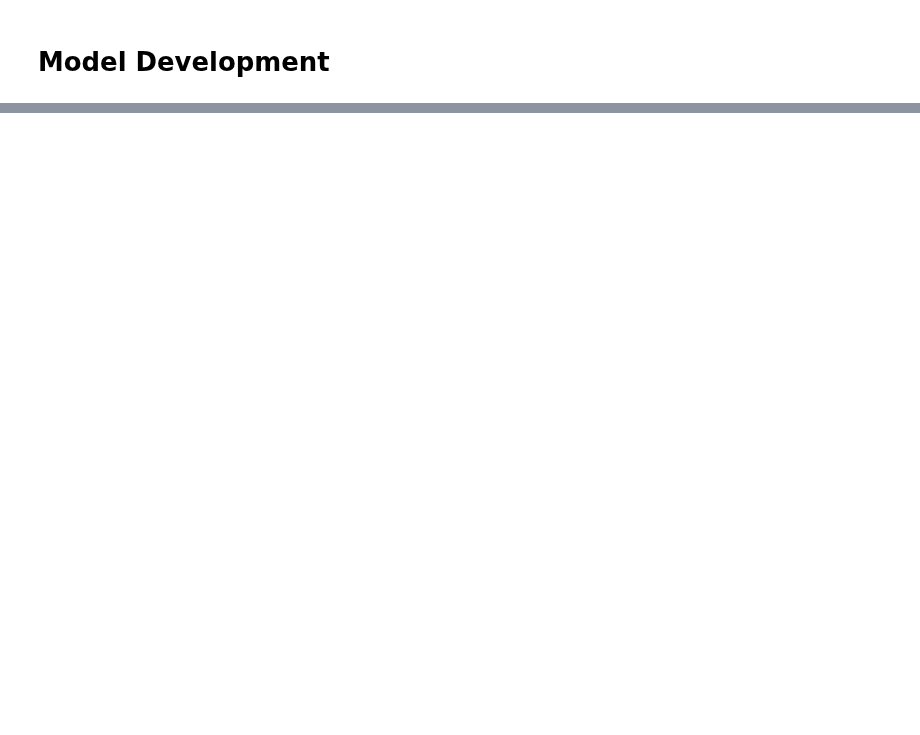
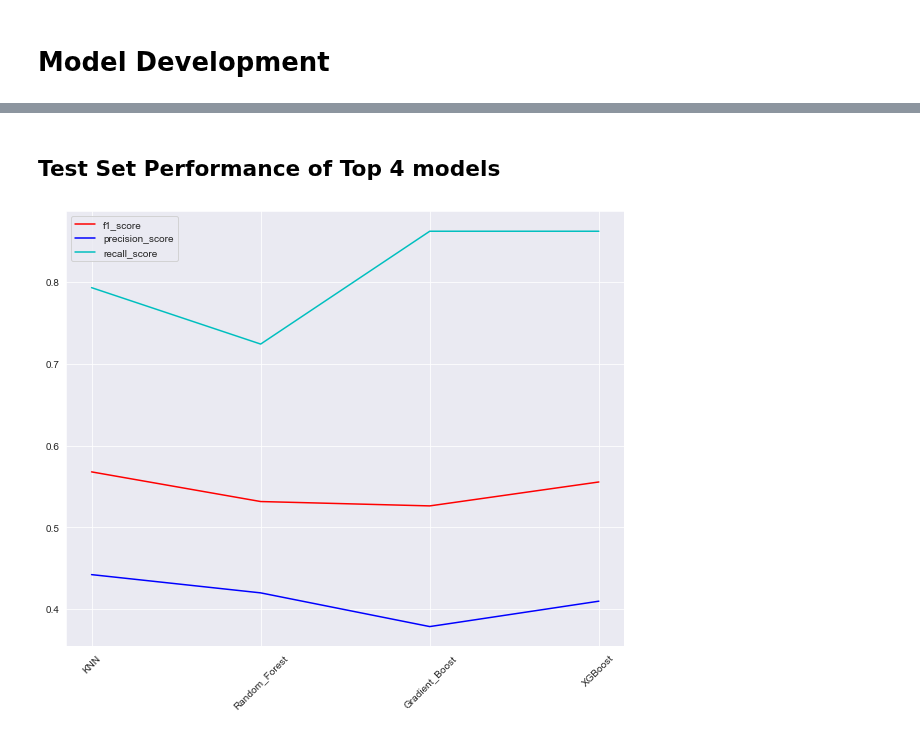
Before and after one commit to mdushetwar/Blood-Donation-Prediction, a Jupyter notebook: BloodDonationPred.ipynb, the cells around one changed output, grey strips where cells are left out. Cells and saved outputs as stored; diff of their text form; code cells hidden in the pictures; blank space fills up the shorter version.

```diff
--- a/BloodDonationPred.ipynb
+++ b/BloodDonationPred.ipynb
@@ -639,0 +668,30 @@ plt.boxplot(f1_scores, labels=models.keys());
+# %% [markdown]
+## Test Set Performance of Top 4 models
+# %%
+models= {'KNN': KNeighborsClassifier(), 'Random_Forest': RandomForestClassifier(),
+        'Gradient_Boost': GradientBoostingClassifier(), 'XGBoost': XGBClassifier()}
+
+f1_scores={}
+precision_scores= {}
+recall_scores= {}
+
+for name, model in zip(models.keys(), models.values()):
+       model.fit(X_smote, y_smote)
+       y_pred= model.predict(X_test_transformed)
+       f1=f1_score(y_test, y_pred)
+       precision= precision_score(y_test, y_pred)
+       recall=recall_score(y_test, y_pred)
+
+       f1_scores[name]=f1
+       precision_scores[name]=precision
+       recall_scores[name]=recall
+
+plt.figure(figsize=(10,8))
+plt.plot(f1_scores.keys(), f1_scores.values(), color='r')
+plt.plot(precision_scores.keys(), precision_scores.values(), color='b')
+plt.plot(recall_scores.keys(), recall_scores.values(), color='c')
+plt.legend(['f1_score', 'precision_score', 'recall_score'])
+plt.xticks(rotation=45)
+plt.show()
+# %% [output]
+[figure, added]
```
Also changed, not shown: parts of 22 cells of this notebook.
